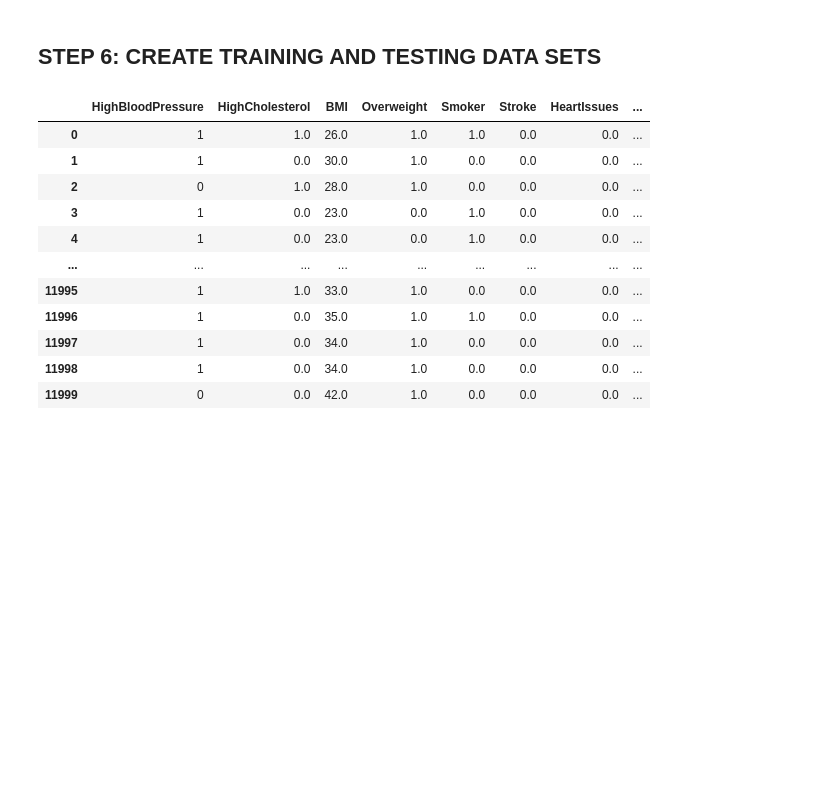
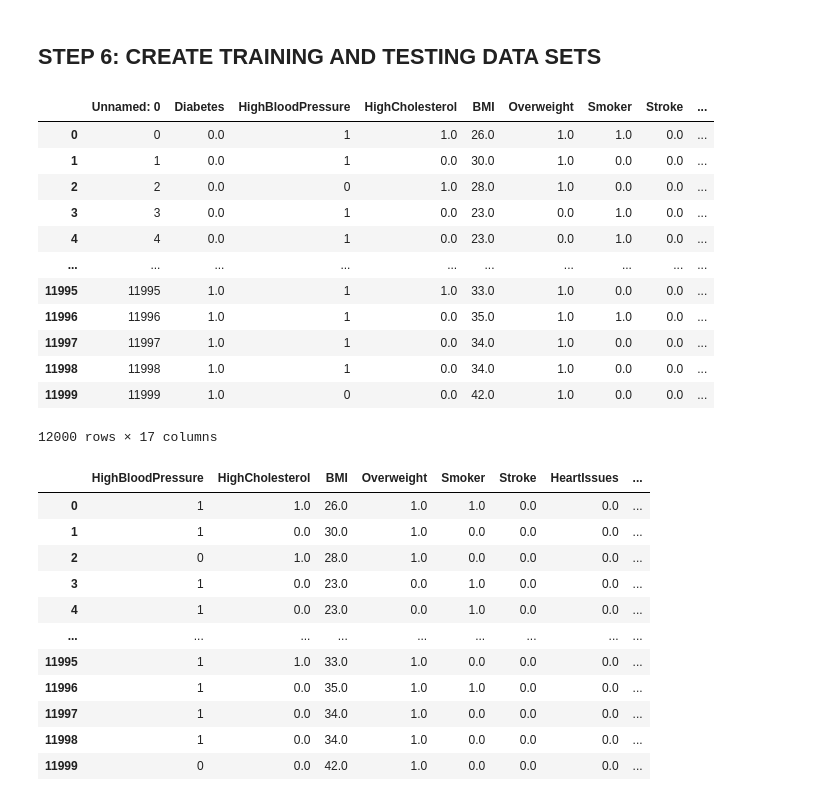
Before and after one commit to mdoane7/capstone, a Jupyter notebook: Diabetes Predictor.ipynb, the cells around one changed output. Cells and saved outputs as stored; diff of their text form; code cells hidden in the pictures; blank space fills up the shorter version.

```diff
--- a/Diabetes Predictor.ipynb
+++ b/Diabetes Predictor.ipynb
@@ -781,5 +780,21 @@ CDC_Diabetes_DataFrame_Balanced.describe()
 # %% [markdown]
 ## STEP 6:  CREATE TRAINING AND TESTING DATA SETS
+# %%
+pd.read_csv("Reduced_And_Cleaned_Data_Set.csv")
+# %% [output]
+|  | Unnamed: 0 | Diabetes | HighBloodPressure | HighCholesterol | BMI | Overweight | Smoker | Stroke | ... |
+| 0 | 0 | 0.0 | 1 | 1.0 | 26.0 | 1.0 | 1.0 | 0.0 | ... |
+| 1 | 1 | 0.0 | 1 | 0.0 | 30.0 | 1.0 | 0.0 | 0.0 | ... |
+| 2 | 2 | 0.0 | 0 | 1.0 | 28.0 | 1.0 | 0.0 | 0.0 | ... |
+| 3 | 3 | 0.0 | 1 | 0.0 | 23.0 | 0.0 | 1.0 | 0.0 | ... |
+| 4 | 4 | 0.0 | 1 | 0.0 | 23.0 | 0.0 | 1.0 | 0.0 | ... |
+| ... | ... | ... | ... | ... | ... | ... | ... | ... | ... |
+| 11995 | 11995 | 1.0 | 1 | 1.0 | 33.0 | 1.0 | 0.0 | 0.0 | ... |
+| 11996 | 11996 | 1.0 | 1 | 0.0 | 35.0 | 1.0 | 1.0 | 0.0 | ... |
+| 11997 | 11997 | 1.0 | 1 | 0.0 | 34.0 | 1.0 | 0.0 | 0.0 | ... |
+| 11998 | 11998 | 1.0 | 1 | 0.0 | 34.0 | 1.0 | 0.0 | 0.0 | ... |
+| 11999 | 11999 | 1.0 | 0 | 0.0 | 42.0 | 1.0 | 0.0 | 0.0 | ... |
+12000 rows × 17 columns
 # %%
 # Split data into X which reflects the matrix of independent variables and y is the set of target values to be predicted
 # X includes the data from columns other than diabetes
```
Also changed, not shown: parts of 7 cells of this notebook.
